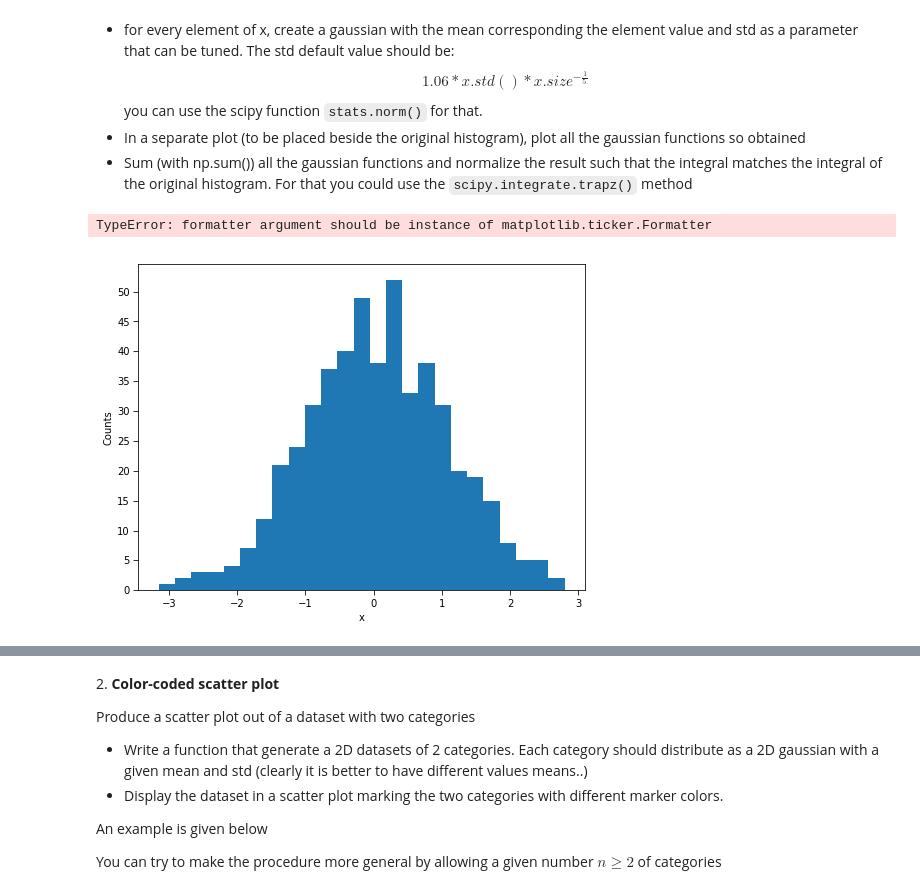
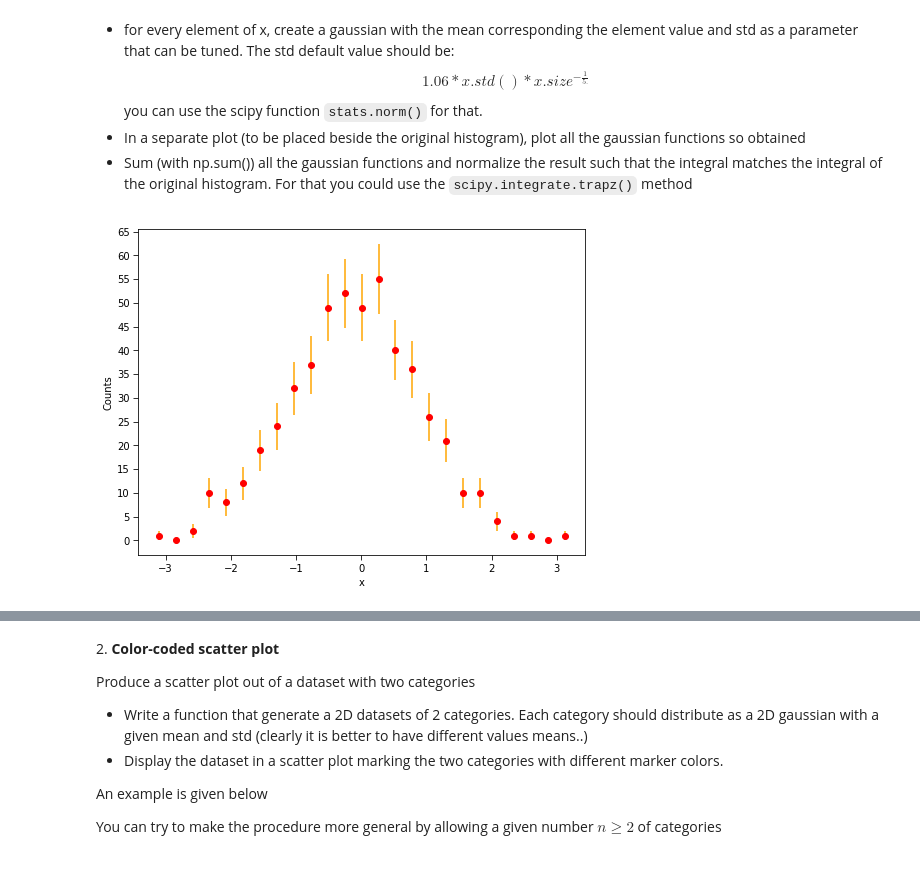
Before and after one commit to marcolorenzato00/LaboratoryOfComputationalPhysics_Y8, a Jupyter notebook: 07ex_Visualization.ipynb, the cells around one changed output, grey strips where cells are left out. Drawn from its saved outputs; the diff is of its cells as text; code cells hidden in the pictures.

```diff
--- a/07ex_Visualization.ipynb
+++ b/07ex_Visualization.ipynb
@@ -22,17 +24,23 @@ from matplotlib.ticker import MultipleLocator
 # %%
 mean = 0
 std = 1
 count = 500
 
 fig, ax = plt.subplots(figsize=(8,6))
 x = np.random.normal(mean, std, count)
-ax.hist(x, bins=25)
+
+bin_count, bins = np.histogram(x, bins=25)
+#ax.hist(x, bins=25, histtype = 'step')
+#ax.hist(bins[:-1], bins, weights=bin_count)
+bin_error = []
+for b in bin_count:
+    bin_error.append(sqrt(b))
+
+ax.errorbar(bins[:-1], bin_count, bin_error, fmt='or', ecolor='orange')
 ax.set_xlabel("x")
 ax.set_ylabel("Counts")
 ax.tick_params(which="major", length=5)
 ax.yaxis.set_major_locator(MultipleLocator(5))
-ax.yaxis.set_major_formatter("{y:.0f}")
 plt.show()
 # %% [output]
-TypeError: formatter argument should be instance of matplotlib.ticker.Formatter
-[figure, old version]
+[figure, new version]
```
Also changed, not shown: parts of 3 cells of this notebook.
